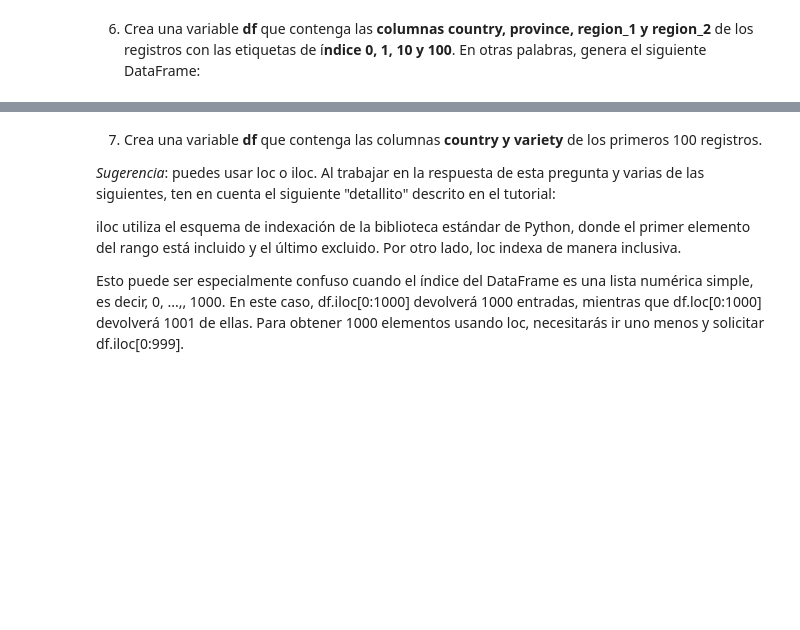
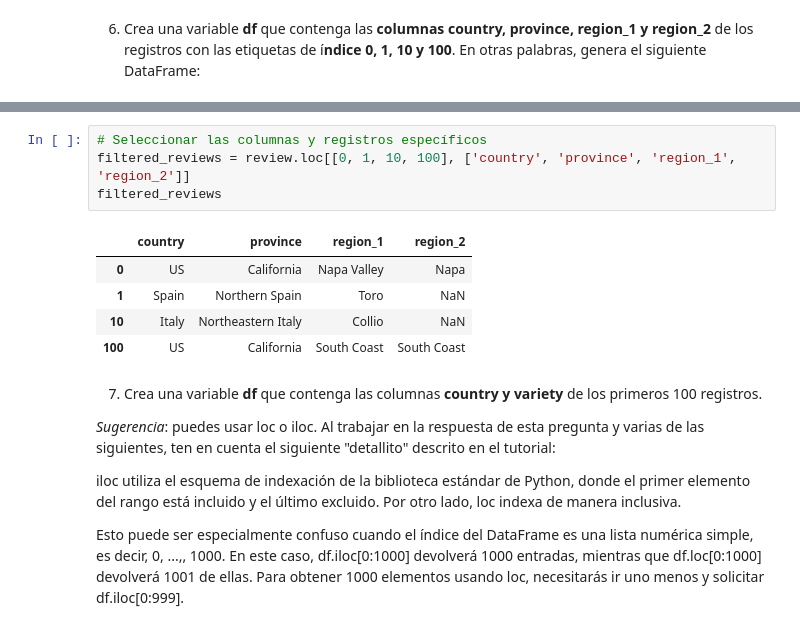
Before and after one commit to atortosalopez/practica-1-aapl, a Jupyter notebook: Practica6.ipynb, the cells around one changed output, grey strips where cells are left out. Drawn from its saved outputs; the diff is of its cells as text; blank space fills up the shorter version.

```diff
--- a/Practica6.ipynb
+++ b/Practica6.ipynb
@@ -77,3 +104,13 @@ df
+# %%
+# Seleccionar las columnas y registros específicos
+filtered_reviews = review.loc[[0, 1, 10, 100], ['country', 'province', 'region_1', 'region_2']]
+filtered_reviews
+# %% [output]
+|  | country | province | region_1 | region_2 |
+| 0 | US | California | Napa Valley | Napa |
+| 1 | Spain | Northern Spain | Toro | NaN |
+| 10 | Italy | Northeastern Italy | Collio | NaN |
+| 100 | US | California | South Coast | South Coast |
 # %% [markdown]
 7. Crea una variable **df** que contenga las columnas **country y variety** de los primeros 100 registros.
 
```
Also changed, not shown: parts of 11 cells of this notebook.
